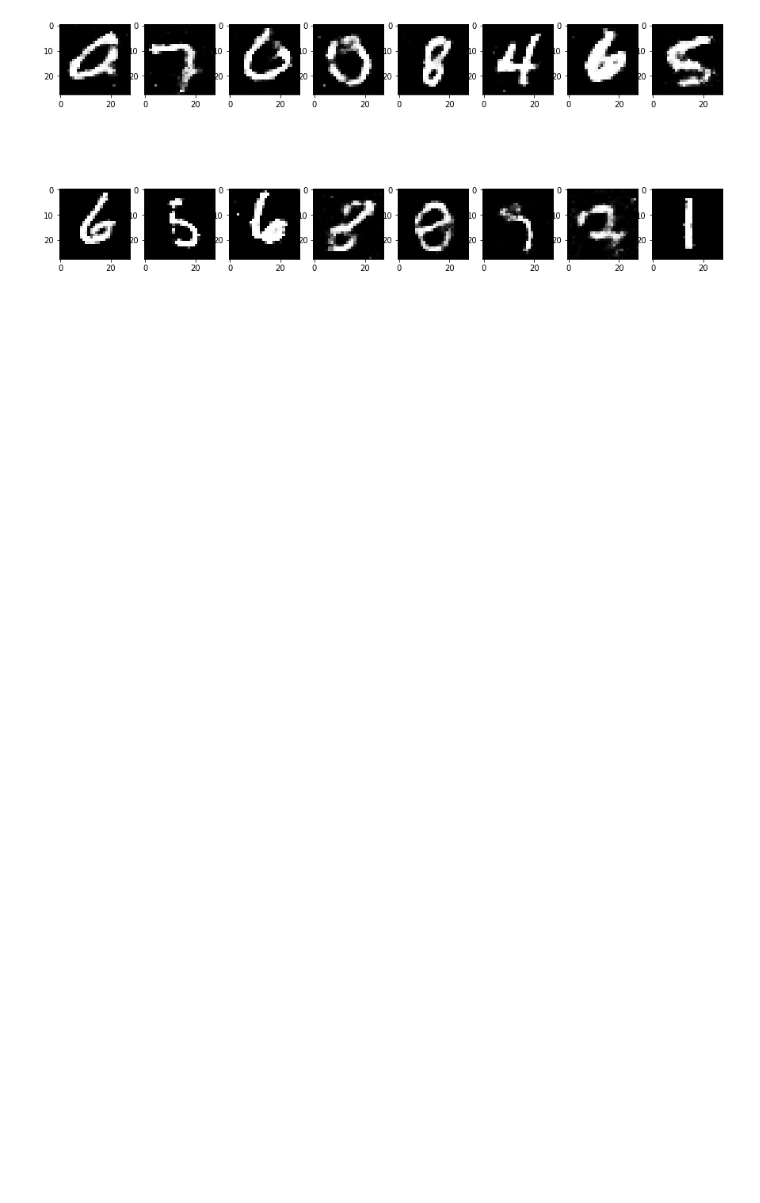
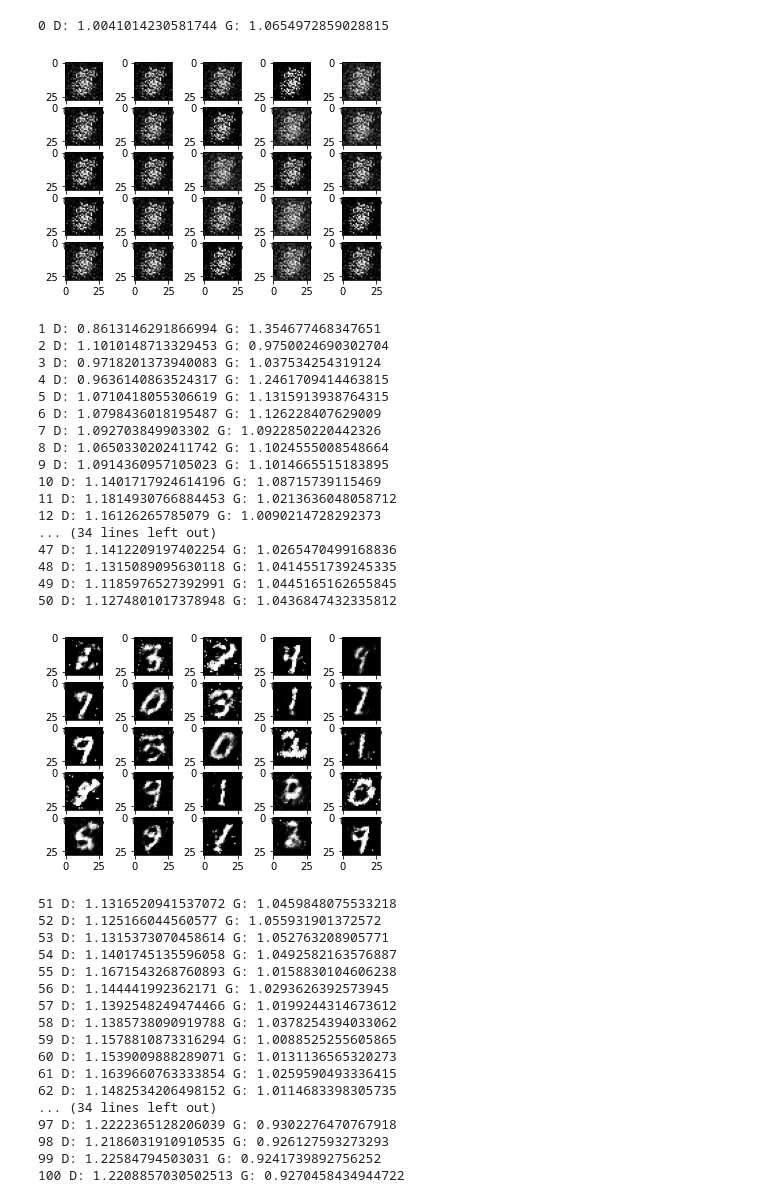
Before and after one commit to clbonet/Generative-Models, a Jupyter notebook: GAN.ipynb, the cells around one changed output. Drawn from its saved outputs; the diff is of its cells as text; code cells hidden in the pictures; blank space fills up the shorter version.

```diff
--- a/GAN.ipynb
+++ b/GAN.ipynb
@@ -112,3 +37,0 @@ class GeneratorNet(torch.nn.Module):
-# %%
-discriminator = DiscriminatorNet().to(device)
-generator = GeneratorNet().to(device)
@@ -158,7 +97,3 @@ def train_generator(optimizer, fake_data):
     optimizer.step()
 
     return error
-# %%
-num_test_samples = 16
-d = 100
-test_noise = torch.randn(num_test_samples, 100, device=device)
@@ -173,30 +115,80 @@ def val_test(test_image):
+# %%
+discriminator = DiscriminatorNet().to(device)
+generator = GeneratorNet(d=10).to(device)
+
+# Optimizers
+d_optimizer = optim.Adam(discriminator.parameters(), lr=0.0002)
+g_optimizer = optim.Adam(generator.parameters(), lr=0.0002)
+
+# Loss function
+loss = nn.BCELoss()
+
+# Number of steps to apply to the discriminator
+d_steps = 1  # In Goodfellow et. al 2014 this variable is assigned to 1
+# Number of epochs
+num_epochs = 201
 # %%
+gen_loss = []
+dis_loss = []
+
 for epoch in range(num_epochs):
     g_loss = []
     d_loss = []
 
     for n_batch, (real_batch,_) in enumerate(train_loader):
-
         # Train Discriminator
-        # real_data = Variable(images_to_vectors(real_batch)).to(device)
         real_data = real_batch.view(-1,28*28).to(device)
-        fake_data = generator(torch.randn(real_data.size(0), 100, device=device)).detach()
+        fake_data = generator(torch.randn(real_data.size(0), 10, device=device)).detach()
         d_error = train_discriminator(d_optimizer, real_data, fake_data)
 
         # Train Generator
-        fake_data = generator(torch.randn(real_batch.size(0), 100, device=device, requires_grad=True))
+        fake_data = generator(torch.randn(real_batch.size(0), 10, device=device)) #, requires_grad=True))
         g_error = train_generator(g_optimizer, fake_data)
 
         d_loss.append(d_error.item())
         g_loss.append(g_error.item())
 
-    print(epoch, np.mean(d_loss), d_loss[-1], np.mean(g_loss), g_loss[-1])
+    print(epoch, "D:", np.mean(d_loss), "G:", np.mean(g_loss))
+    gen_loss.append(np.mean(g_loss))
+    dis_loss.append(np.mean(d_loss))
 
     if epoch % 50 == 0:
-        display.clear_output(True)
-        # test_images = vectors_to_images(generator(test_noise)).data.cpu()
-        test_images = generator(test_noise).view(-1,1,28,28).data.cpu()
-
-        val_test(test_images)
+        val()
 # %% [output]
+0 D: 1.0041014230581744 G: 1.0654972859028815
-[figure, old version]
+[figure, new version]
+1 D: 0.8613146291866994 G: 1.354677468347651
+2 D: 1.1010148713329453 G: 0.9750024690302704
+3 D: 0.9718201373940083 G: 1.037534254319124
+4 D: 0.9636140863524317 G: 1.2461709414463815
+5 D: 1.0710418055306619 G: 1.1315913938764315
+6 D: 1.0798436018195487 G: 1.126228407629009
+7 D: 1.092703849903302 G: 1.0922850220442326
+8 D: 1.0650330202411742 G: 1.1024555008548664
+9 D: 1.0914360957105023 G: 1.1014665515183895
+10 D: 1.1401717924614196 G: 1.08715739115469
+11 D: 1.1814930766884453 G: 1.0213636048058712
+12 D: 1.16126265785079 G: 1.0090214728292373
+... (34 lines left out)
+47 D: 1.1412209197402254 G: 1.0265470499168836
+48 D: 1.1315089095630118 G: 1.0414551739245335
+49 D: 1.1185976527392991 G: 1.0445165162655845
+50 D: 1.1274801017378948 G: 1.0436847432335812
+[figure, added]
+51 D: 1.1316520941537072 G: 1.0459848075533218
+52 D: 1.125166044560577 G: 1.055931901372572
+53 D: 1.1315373070458614 G: 1.052763208905771
+54 D: 1.1401745135596058 G: 1.0492582163576887
+55 D: 1.1671543268760893 G: 1.0158830104606238
+56 D: 1.144441992362171 G: 1.0293626392573945
+57 D: 1.1392548249474466 G: 1.0199244314673612
+58 D: 1.1385738090919788 G: 1.0378254394033062
+59 D: 1.1578810873316294 G: 1.0088525255605865
+60 D: 1.1539009888289071 G: 1.0131136565320273
+61 D: 1.1639660763333854 G: 1.0259590493336415
+62 D: 1.1482534206498152 G: 1.0114683398305735
+... (34 lines left out)
+97 D: 1.2222365128206039 G: 0.9302276470767918
+98 D: 1.2186031910910535 G: 0.926127593273293
+99 D: 1.22584794503031 G: 0.9241739892756252
+100 D: 1.2208857030502513 G: 0.9270458434944722
```
Also changed, not shown: parts of 9 cells of this notebook.
